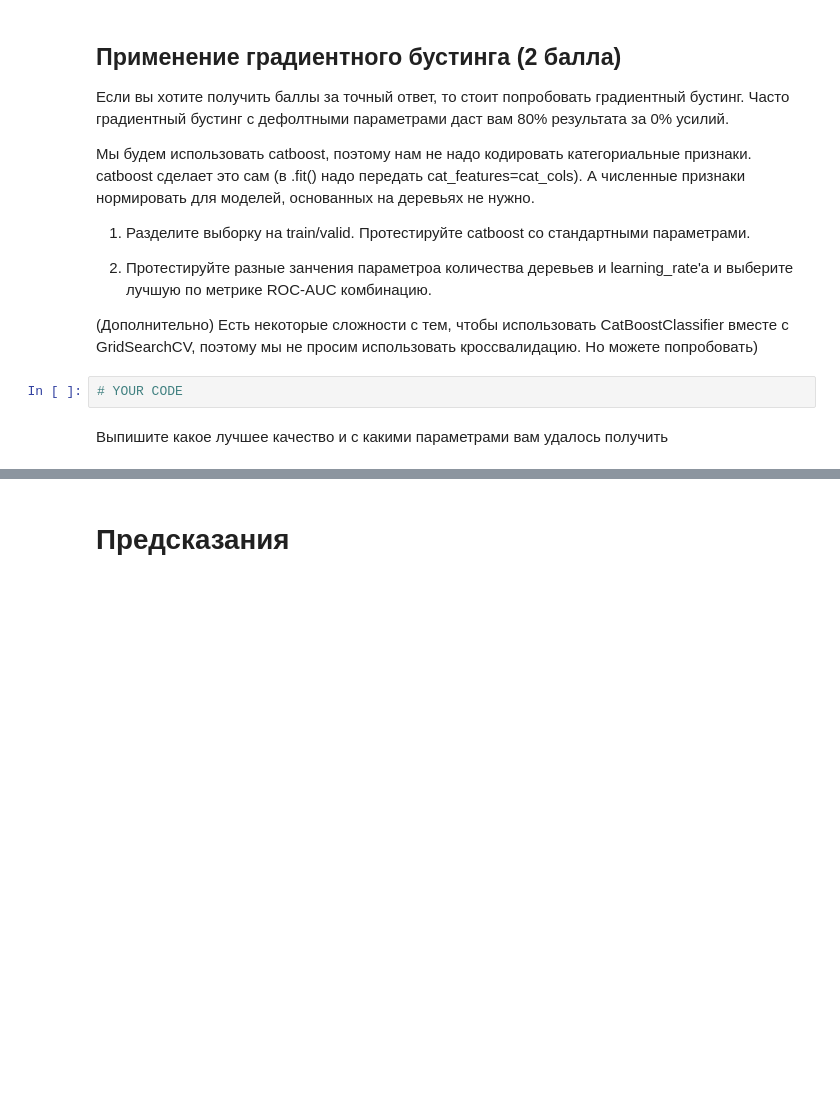
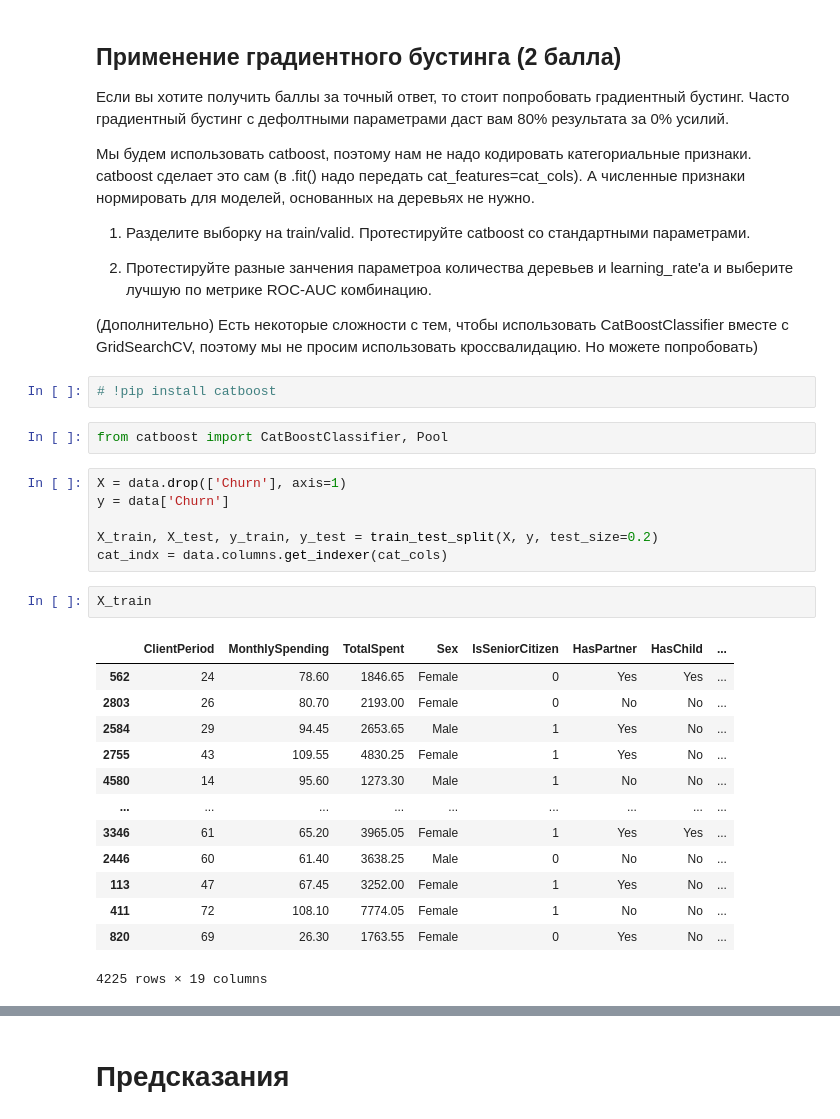
Before and after one commit to kirvlasenkov/DLS, a Jupyter notebook: homeworks/task_03/kaggle_solution.ipynb, the cells around one changed output, grey strips where cells are left out. Cells and saved outputs as stored; diff of their text form; blank space fills up the shorter version.

```diff
--- a/homeworks/task_03/kaggle_solution.ipynb
+++ b/homeworks/task_03/kaggle_solution.ipynb
@@ -456,7 +602,29 @@ from sklearn.pipeline import make_pipeline
 2) Протестируйте разные занчения параметроа количества деревьев и learning_rate'а и выберите лучшую по метрике ROC-AUC комбинацию.
 
 (Дополнительно) Есть некоторые сложности с тем, чтобы использовать CatBoostClassifier вместе с GridSearchCV, поэтому мы не просим использовать кроссвалидацию. Но можете попробовать)
-# %%
-# YOUR CODE
-# %% [markdown]
-Выпишите какое лучшее качество и с какими параметрами вам удалось получить
+# %%
+# !pip install catboost
+# %%
+from catboost import CatBoostClassifier, Pool
+# %%
+X = data.drop(['Churn'], axis=1)
+y = data['Churn']
+
+X_train, X_test, y_train, y_test = train_test_split(X, y, test_size=0.2)
+cat_indx = data.columns.get_indexer(cat_cols)
+# %%
+X_train
+# %% [output]
+|  | ClientPeriod | MonthlySpending | TotalSpent | Sex | IsSeniorCitizen | HasPartner | HasChild | ... |
+| 562 | 24 | 78.60 | 1846.65 | Female | 0 | Yes | Yes | ... |
+| 2803 | 26 | 80.70 | 2193.00 | Female | 0 | No | No | ... |
+| 2584 | 29 | 94.45 | 2653.65 | Male | 1 | Yes | No | ... |
+| 2755 | 43 | 109.55 | 4830.25 | Female | 1 | Yes | No | ... |
+| 4580 | 14 | 95.60 | 1273.30 | Male | 1 | No | No | ... |
+| ... | ... | ... | ... | ... | ... | ... | ... | ... |
+| 3346 | 61 | 65.20 | 3965.05 | Female | 1 | Yes | Yes | ... |
+| 2446 | 60 | 61.40 | 3638.25 | Male | 0 | No | No | ... |
+| 113 | 47 | 67.45 | 3252.00 | Female | 1 | Yes | No | ... |
+| 411 | 72 | 108.10 | 7774.05 | Female | 1 | No | No | ... |
+| 820 | 69 | 26.30 | 1763.55 | Female | 0 | Yes | No | ... |
+4225 rows × 19 columns
```
Also changed, not shown: parts of 57 cells of this notebook.
